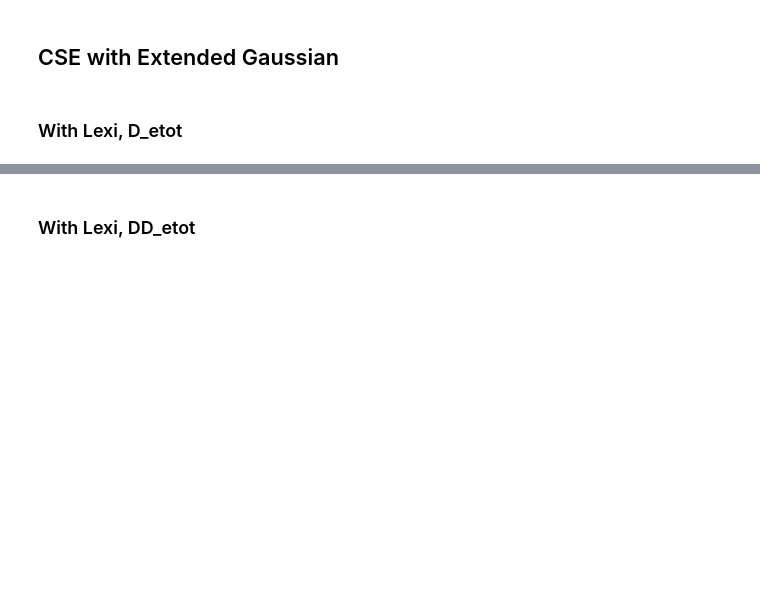
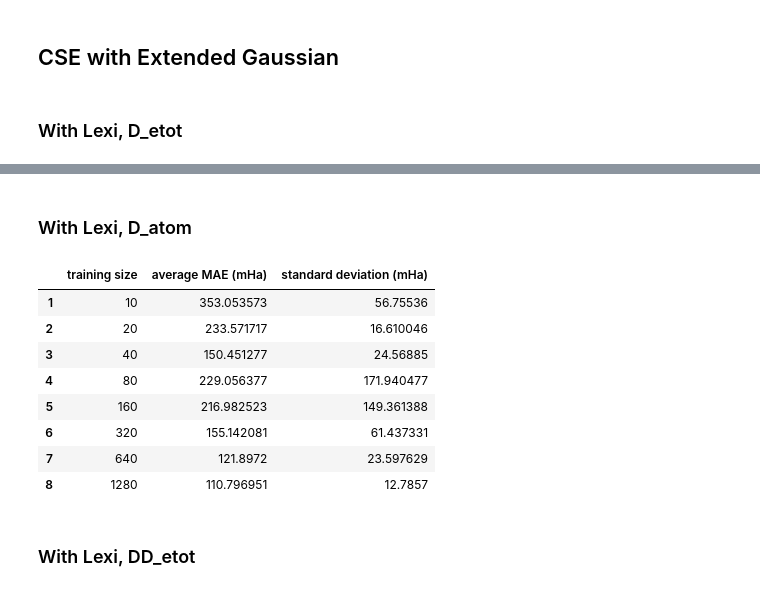
Before and after one commit to GabrielWu2004/Alchemical_Normal_Modes, a Jupyter notebook: [2]_ANM_with_coronene/main_code/performance_evaluation.ipynb, the cells around one changed output, grey strips where cells are left out. Cells and saved outputs as stored; diff of their text form; code cells hidden in the pictures; blank space fills up the shorter version.

```diff
--- a/[2]_ANM_with_coronene/main_code/performance_evaluation.ipynb
+++ b/[2]_ANM_with_coronene/main_code/performance_evaluation.ipynb
@@ -189,3 +229,41 @@ display(model_performance)
+# %% [markdown]
+### With Lexi, D_atom ###
+# %%
+X = dataset_dict['CSE_lexi'].to_numpy()
+y = D_e_atom.to_numpy()
+
+best_params = {'alpha': 0.0011126490092322376, 'beta': 2.3327694388880365e-05, 'epsilon': 1.1736834004596033e-11, 'gamma': 1.1284874194543493e-05}
+model = KernelRidge(kernel='precomputed', alpha=best_params['alpha'])
+
+columns = ['training size', 'average MAE (mHa)', 'standard deviation (mHa)']
+model_performance = pd.DataFrame(columns=columns)
+
+training_size = [10, 20, 40, 80, 160, 320, 640, 1280]
+num_trials = 5
+
+with warnings.catch_warnings():
+    for index, num_training_sample in enumerate(training_size):
+        warnings.filterwarnings("ignore")
+        index = index + 1
+        average_error, std_dev_error = evaluate_performance_custom_kernel_v2(model, X, y, num_training_sample, num_trials, extended_gaussian_kernel_nb, best_params)
+        model_performance.at[index, 'training size'] = num_training_sample
+        model_performance.at[index, 'average MAE (mHa)'] = average_error * 1000
+        model_performance.at[index, 'standard deviation (mHa)'] = std_dev_error * 1000
+
+model_collection['ANM_CSE_lexi_ex_Gaussian_atom'] = model
+performance_summary['ANM_CSE_lexi_ex_Gaussian_atom'] = model_performance
+
+display(model_performance)
+# %% [output]
+|  | training size | average MAE (mHa) | standard deviation (mHa) |
+| 1 | 10 | 353.053573 | 56.75536 |
+| 2 | 20 | 233.571717 | 16.610046 |
+| 3 | 40 | 150.451277 | 24.56885 |
+| 4 | 80 | 229.056377 | 171.940477 |
+| 5 | 160 | 216.982523 | 149.361388 |
+| 6 | 320 | 155.142081 | 61.437331 |
+| 7 | 640 | 121.8972 | 23.597629 |
+| 8 | 1280 | 110.796951 | 12.7857 |
 # %% [markdown]
 ### With Lexi, DD_etot ###
 # %%
```
Also changed, not shown: parts of 9 cells of this notebook, 17 other files.
